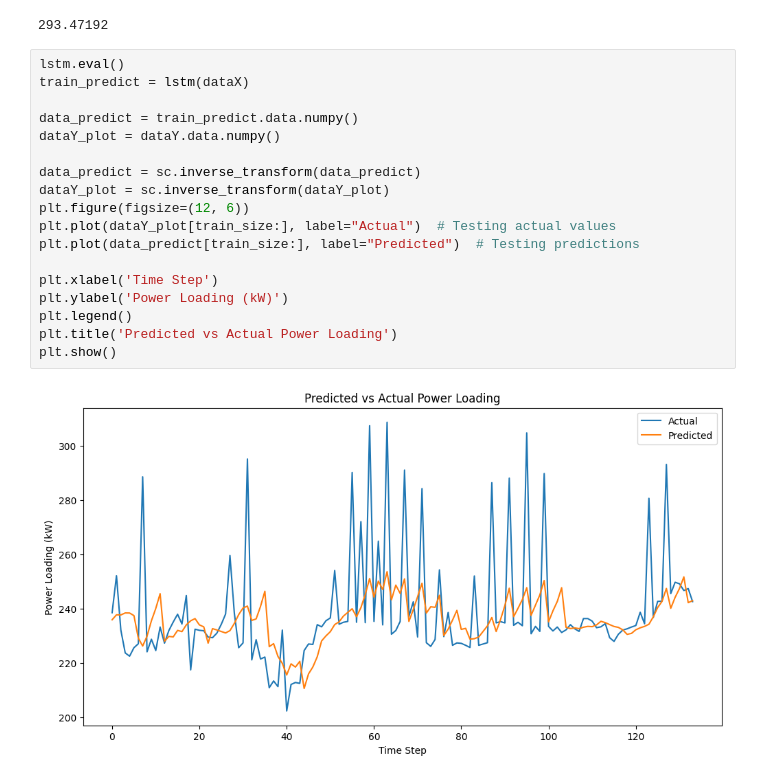
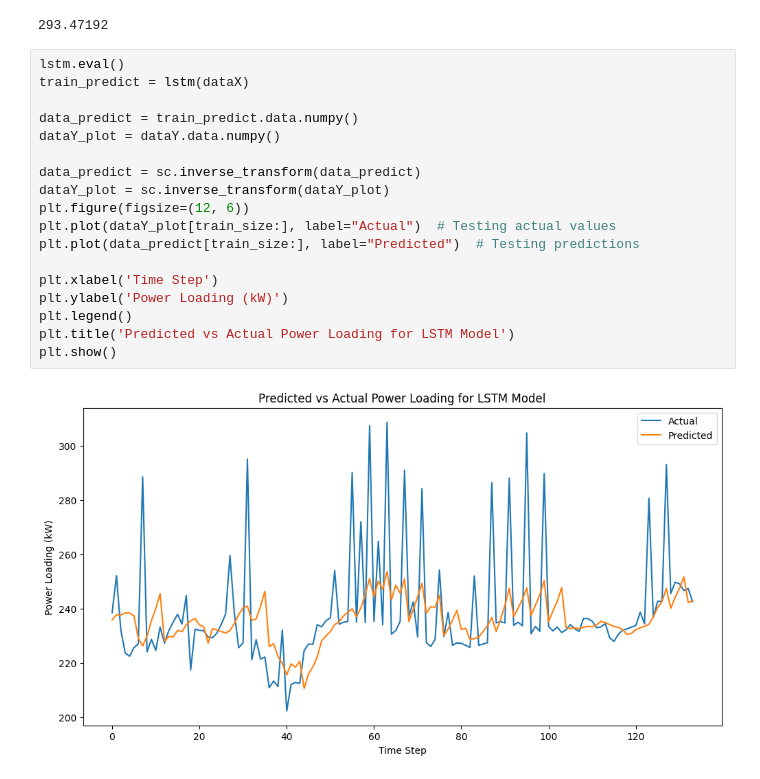
Before and after one commit to fishball0112/roy, a Jupyter notebook: (Final)Time_Series_Prediction_with_LSTM_Using_PyTorch.ipynb, the cells around one changed output. Drawn from its saved outputs; the diff is of its cells as text.

```diff
--- a/(Final)Time_Series_Prediction_with_LSTM_Using_PyTorch.ipynb
+++ b/(Final)Time_Series_Prediction_with_LSTM_Using_PyTorch.ipynb
@@ -265,20 +268,20 @@ print(mse)
 # %%
 lstm.eval()
 train_predict = lstm(dataX)
 
 data_predict = train_predict.data.numpy()
 dataY_plot = dataY.data.numpy()
 
 data_predict = sc.inverse_transform(data_predict)
 dataY_plot = sc.inverse_transform(dataY_plot)
 plt.figure(figsize=(12, 6))
 plt.plot(dataY_plot[train_size:], label="Actual")  # Testing actual values
 plt.plot(data_predict[train_size:], label="Predicted")  # Testing predictions
 
 plt.xlabel('Time Step')
 plt.ylabel('Power Loading (kW)')
 plt.legend()
-plt.title('Predicted vs Actual Power Loading')
+plt.title('Predicted vs Actual Power Loading for LSTM Model')
 plt.show()
 # %% [output]
-[figure, old version]
+[figure, new version]
```
Also changed, not shown: parts of 2 cells of this notebook.
